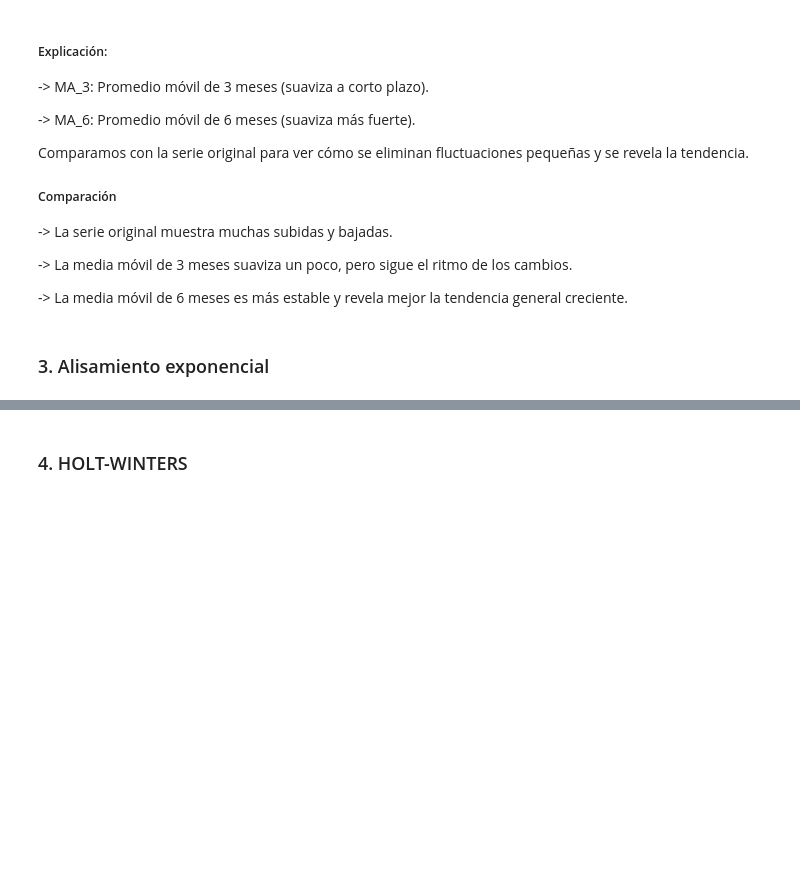
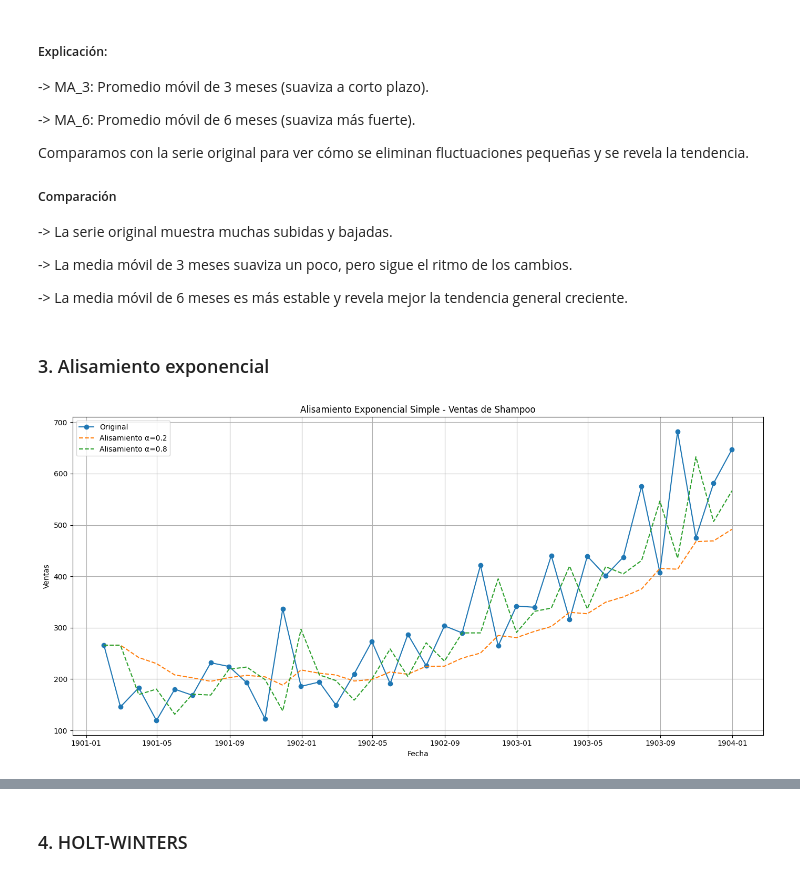
Before and after one commit to SRV-JSPA/lab1-ST, a Jupyter notebook: shampoo.ipynb, the cells around one changed output, grey strips where cells are left out. Cells and saved outputs as stored; diff of their text form; code cells hidden in the pictures; blank space fills up the shorter version.

Commit message:
Incisos 3, 4 & 5 shampoo.csv

```diff
--- a/shampoo.ipynb
+++ b/shampoo.ipynb
@@ -100,3 +100,34 @@ Comparamos con la serie original para ver cómo se eliminan fluctuaciones peque
 -> La media móvil de 6 meses es más estable y revela mejor la tendencia general creciente.
 # %% [markdown]
 ### 3. Alisamiento exponencial
+# %%
+import pandas as pd
+import matplotlib.pyplot as plt
+from statsmodels.tsa.holtwinters import SimpleExpSmoothing
+
+df = pd.read_csv("shampoo.csv")
+df['Month'] = pd.date_range(start='1901-01', periods=len(df), freq='M')
+df.set_index('Month', inplace=True)
+df_exp = df[['Sales']].dropna()
+
+model = SimpleExpSmoothing(df_exp['Sales'])
+
+fit_0_2 = model.fit(smoothing_level=0.2, optimized=False)
+fit_0_8 = model.fit(smoothing_level=0.8, optimized=False)
+
+df_exp['SES_0.2'] = fit_0_2.fittedvalues
+df_exp['SES_0.8'] = fit_0_8.fittedvalues
+
+plt.figure(figsize=(14, 7))
+plt.plot(df_exp.index, df_exp['Sales'], label='Original', marker='o')
+plt.plot(df_exp.index, df_exp['SES_0.2'], label='Alisamiento α=0.2', linestyle='--')
+plt.plot(df_exp.index, df_exp['SES_0.8'], label='Alisamiento α=0.8', linestyle='--')
+plt.title('Alisamiento Exponencial Simple - Ventas de Shampoo')
+plt.xlabel('Fecha')
+plt.ylabel('Ventas')
+plt.legend()
+plt.grid(True)
+plt.tight_layout()
+plt.show()
+# %% [output]
+[figure, added]
```
Also changed, not shown: parts of 5 cells of this notebook.
